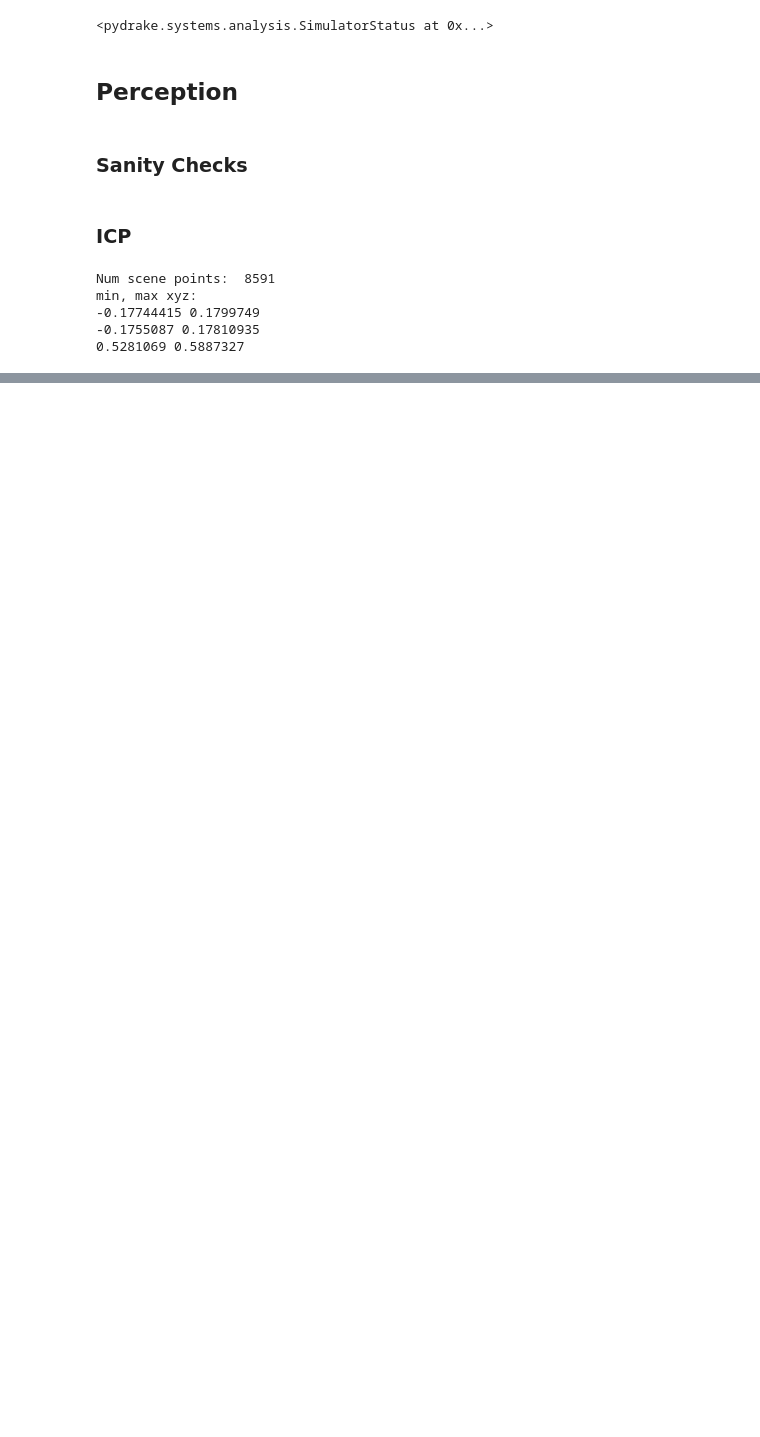
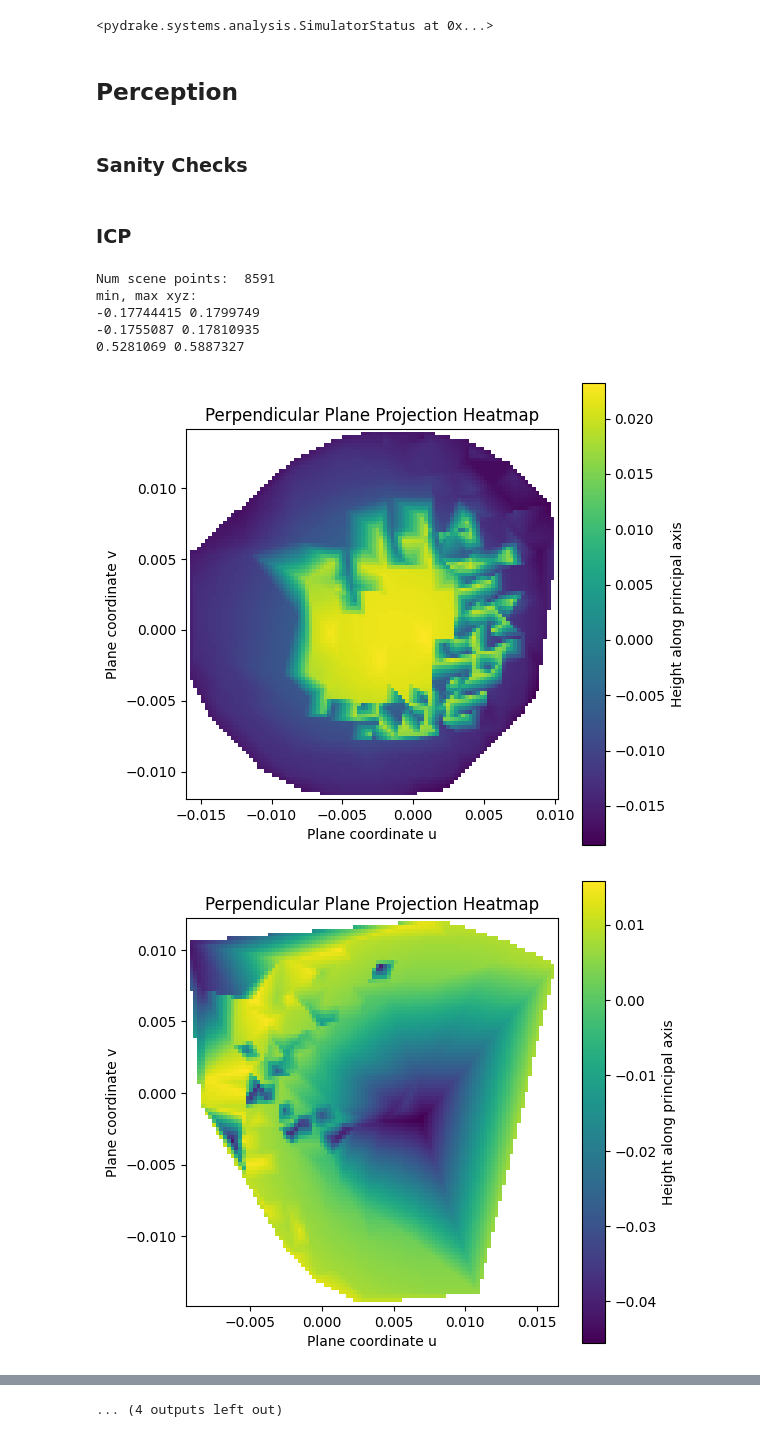
Before and after one commit to ksdawson/64212-final-project, a Jupyter notebook: src/main.ipynb, the cells around one changed output, grey strips where cells are left out. Saved outputs shown, nothing was run; the diff lists cells and outputs as text; code cells hidden in the pictures; blank space fills up the shorter version.

Commit message:
Working on computing main axis

```diff
--- a/src/main.ipynb
+++ b/src/main.ipynb
@@ -182,7 +183,3 @@ model_point_clouds = get_model_point_clouds()
 # Match scene clusters to model clouds using bounding boxes
 dark_poses = match_scene_to_model_cloud_bb(piece_clouds_by_color['dark'], model_point_clouds['pieces']['dark'])
 light_poses = match_scene_to_model_cloud_bb(piece_clouds_by_color['light'], model_point_clouds['pieces']['light'])
-# %%
-# Match scene clusters to model clouds
-dark_poses = match_scene_to_model_cloud_icp(piece_clouds_by_color['dark'], model_point_clouds['pieces']['dark'])
-light_poses = match_scene_to_model_cloud_icp(piece_clouds_by_color['light'], model_point_clouds['pieces']['light'])
@@ -254,3 +219,71 @@ for cloud in piece_clouds_by_color['dark']:
     min_z, max_z = np.min(z), np.max(z)
     lower, upper = np.array([min_x, min_y, min_z]), np.array([max_x, max_y, max_z])
     visualize_box(meshcat, lower, upper)
+# %%
+for i, cloud in enumerate(piece_clouds_by_color['dark']):
+    main_axis = get_cloud_main_axis_pca(cloud)
+    print(main_axis)
+    meshcat.SetLine(f'line{i}', main_axis)
+# %%
+import numpy as np
+import matplotlib.pyplot as plt
+from scipy.interpolate import griddata
+
+def visualize_perpendicular_plane(point_cloud, main_axis, grid_res=100):
+    """
+    Projects a point cloud onto a plane perpendicular to main_axis and visualizes
+    a heat map of the original z-axis (main_axis) values.
+
+    Args:
+        point_cloud: Drake PointCloud (3xN)
+        main_axis: np.array(3,) unit vector along principal axis
+        grid_res: resolution of the heatmap grid
+    """
+    pts = point_cloud.xyzs().T  # Nx3
+
+    # Center the cloud
+    centroid = np.mean(pts, axis=0)
+    pts_centered = pts - centroid
+
+    # Compute two perpendicular vectors to define the plane
+    # Pick an arbitrary vector not parallel to main_axis
+    arbitrary = np.array([1, 0, 0]) if abs(main_axis[0]) < 0.9 else np.array([0, 1, 0])
+    u = np.cross(main_axis, arbitrary)
+    u /= np.linalg.norm(u)
+    v = np.cross(main_axis, u)
+    v /= np.linalg.norm(v)
+
+    # Project points onto the plane
+    proj_coords_u = np.dot(pts_centered, u)
+    proj_coords_v = np.dot(pts_centered, v)
+    heights = np.dot(pts_centered, main_axis)  # height along main_axis
+
+    # Create a grid for contour / heatmap
+    grid_u = np.linspace(proj_coords_u.min(), proj_coords_u.max(), grid_res)
+    grid_v = np.linspace(proj_coords_v.min(), proj_coords_v.max(), grid_res)
+    grid_U, grid_V = np.meshgrid(grid_u, grid_v)
+
+    # Interpolate heights onto the grid
+    grid_H = griddata(
+        points=np.stack([proj_coords_u, proj_coords_v], axis=1),
+        values=heights,
+        xi=(grid_U, grid_V),
+        method='linear'
+    )
+
+    # Plot heatmap
+    plt.figure(figsize=(6,6))
+    plt.imshow(grid_H, extent=(grid_u.min(), grid_u.max(), grid_v.min(), grid_v.max()),
+               origin='lower', cmap='viridis', aspect='equal')
+    plt.colorbar(label='Height along principal axis')
+    plt.xlabel('Plane coordinate u')
+    plt.ylabel('Plane coordinate v')
+    plt.title('Perpendicular Plane Projection Heatmap')
+    plt.show()
+
+for i, cloud in enumerate(piece_clouds_by_color['dark']):
+    main_axis = get_cloud_main_axis_pca(cloud)
+    visualize_perpendicular_plane(cloud, main_axis)
+# %% [output]
+[figure, added]
+[figure, added]
@@ -256,0 +300 @@ for cloud in piece_clouds_by_color['dark']:
+... (4 outputs left out)
```
Also changed, not shown: parts of 4 cells of this notebook, 2 other files.
